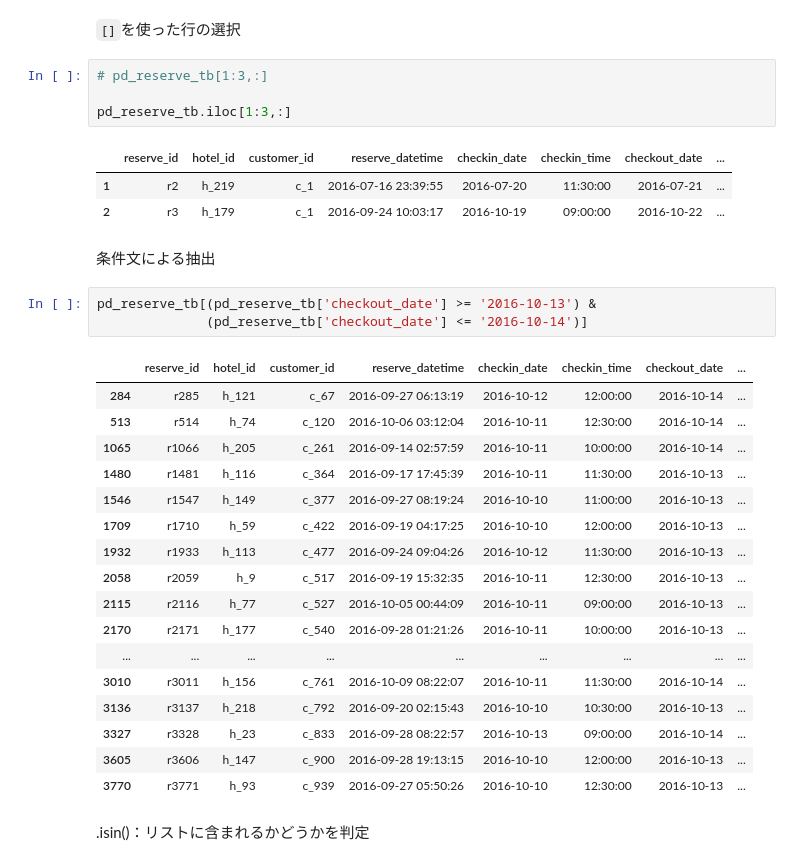
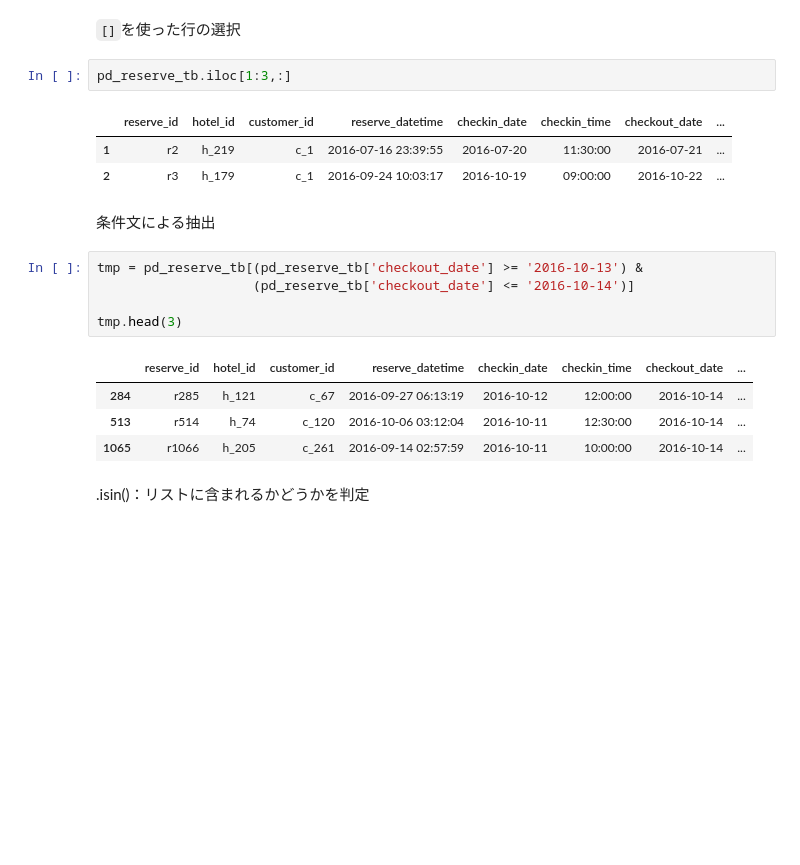
Before and after one commit to takuya-tokumoto/polar_tutorial, a Jupyter notebook: polarsチュートリアル.ipynb, the cells around one changed output. Cells and saved outputs as stored; diff of their text form; blank space fills up the shorter version.

```diff
--- a/polarsチュートリアル.ipynb
+++ b/polarsチュートリアル.ipynb
@@ -474,8 +448,6 @@ shape: (2092, 9)
 # %% [markdown]
 `[]`を使った行の選択
 # %%
-# pd_reserve_tb[1:3,:]
-
 pd_reserve_tb.iloc[1:3,:]
 # %% [output]
 |  | reserve_id | hotel_id | customer_id | reserve_datetime | checkin_date | checkin_time | checkout_date | ... |
@@ -484,26 +456,15 @@ pd_reserve_tb.iloc[1:3,:]
 # %% [markdown]
 条件文による抽出
 # %%
-pd_reserve_tb[(pd_reserve_tb['checkout_date'] >= '2016-10-13') &
-              (pd_reserve_tb['checkout_date'] <= '2016-10-14')]
+tmp = pd_reserve_tb[(pd_reserve_tb['checkout_date'] >= '2016-10-13') &
+                    (pd_reserve_tb['checkout_date'] <= '2016-10-14')]
+
+tmp.head(3)
 # %% [output]
 |  | reserve_id | hotel_id | customer_id | reserve_datetime | checkin_date | checkin_time | checkout_date | ... |
 | 284 | r285 | h_121 | c_67 | 2016-09-27 06:13:19 | 2016-10-12 | 12:00:00 | 2016-10-14 | ... |
 | 513 | r514 | h_74 | c_120 | 2016-10-06 03:12:04 | 2016-10-11 | 12:30:00 | 2016-10-14 | ... |
 | 1065 | r1066 | h_205 | c_261 | 2016-09-14 02:57:59 | 2016-10-11 | 10:00:00 | 2016-10-14 | ... |
-| 1480 | r1481 | h_116 | c_364 | 2016-09-17 17:45:39 | 2016-10-11 | 11:30:00 | 2016-10-13 | ... |
-| 1546 | r1547 | h_149 | c_377 | 2016-09-27 08:19:24 | 2016-10-10 | 11:00:00 | 2016-10-13 | ... |
-| 1709 | r1710 | h_59 | c_422 | 2016-09-19 04:17:25 | 2016-10-10 | 12:00:00 | 2016-10-13 | ... |
-| 1932 | r1933 | h_113 | c_477 | 2016-09-24 09:04:26 | 2016-10-12 | 11:30:00 | 2016-10-13 | ... |
-| 2058 | r2059 | h_9 | c_517 | 2016-09-19 15:32:35 | 2016-10-11 | 12:30:00 | 2016-10-13 | ... |
-| 2115 | r2116 | h_77 | c_527 | 2016-10-05 00:44:09 | 2016-10-11 | 09:00:00 | 2016-10-13 | ... |
-| 2170 | r2171 | h_177 | c_540 | 2016-09-28 01:21:26 | 2016-10-11 | 10:00:00 | 2016-10-13 | ... |
-| ... | ... | ... | ... | ... | ... | ... | ... | ... |
-| 3010 | r3011 | h_156 | c_761 | 2016-10-09 08:22:07 | 2016-10-11 | 11:30:00 | 2016-10-14 | ... |
-| 3136 | r3137 | h_218 | c_792 | 2016-09-20 02:15:43 | 2016-10-10 | 10:30:00 | 2016-10-13 | ... |
-| 3327 | r3328 | h_23 | c_833 | 2016-09-28 08:22:57 | 2016-10-13 | 09:00:00 | 2016-10-14 | ... |
-| 3605 | r3606 | h_147 | c_900 | 2016-09-28 19:13:15 | 2016-10-10 | 12:00:00 | 2016-10-13 | ... |
-| 3770 | r3771 | h_93 | c_939 | 2016-09-27 05:50:26 | 2016-10-10 | 12:30:00 | 2016-10-13 | ... |
 # %% [markdown]
 .isin()：リストに含まれるかどうかを判定
 # %%
```
Also changed, not shown: parts of 26 cells of this notebook.
